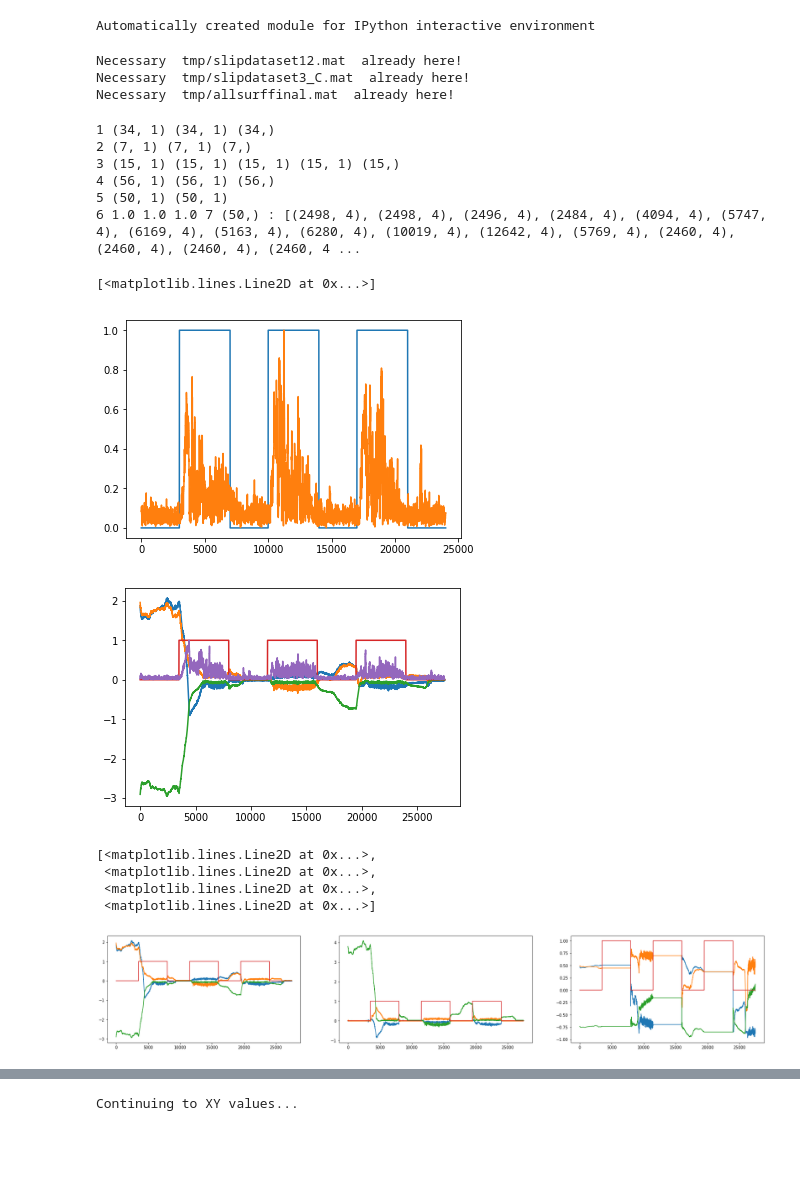
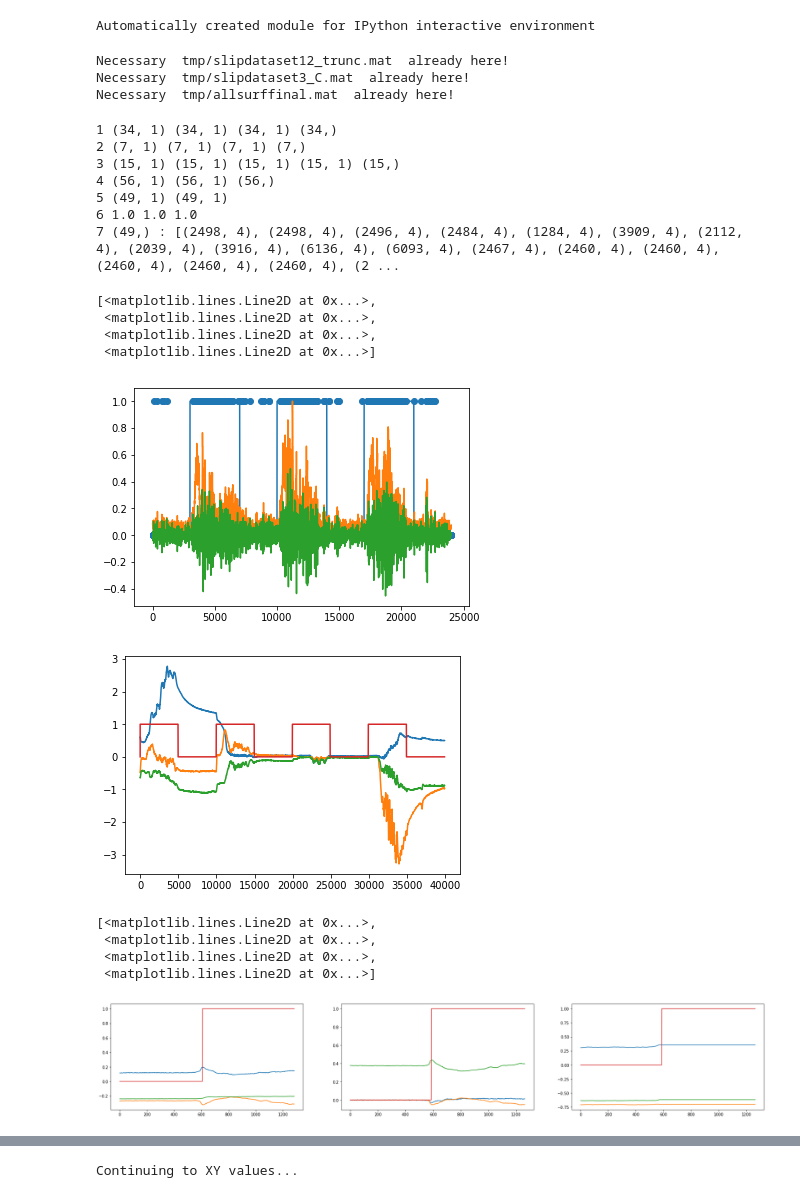
Before and after one commit to jagrio/MachineLearningSlippage, a Jupyter notebook: MLslippagesrc/MLslippage/mltraining_shift1_new.ipynb, the cells around one changed output, grey strips where cells are left out. Cells and saved outputs as stored; diff of their text form; code cells hidden in the pictures; blank space fills up the shorter version.

```diff
--- a/MLslippagesrc/MLslippage/mltraining_shift1_new.ipynb
+++ b/MLslippagesrc/MLslippage/mltraining_shift1_new.ipynb
@@ -182,7 +206,7 @@ nfeat = 1000 # number of features to keep
 # #         tar.close()
 #     print 'Completed extracting files!'
 ########################################## Download necessary datasets #############################################
-datafiles1 = datapath+'slipdataset12.mat'
+datafiles1 = datapath+'slipdataset12_trunc.mat'
 if not os.path.isfile(datafiles1):
     downdata1 = "https://www.dropbox.com/s/w8y0rlg9kj6axxt/slipdataset12.mat?dl=1"
     u = urllib.urlopen(downdata1)
@@ -217,7 +241,7 @@ if not os.path.isfile(datafiles3):
 else:
     print 'Necessary ',datafiles3,' already here!'
 ########################################## Download pretrained ML Classifiers models ###############################
-clfmodelfile = datapath+'trained_classifiers_trans'+str(window)+'_'+str(shift)+'_'+str(keepfromshift)+'_'+str(samplesperdataset)+'.npz'
+clfmodelfile = datapath+'trained_classifiers_trans_gs'+str(window)+'_'+str(shift)+'_'+str(keepfromshift)+'_'+str(samplesperdataset)+'.npz'
 # if not os.path.isfile(clfmodelfile):
 #     downclf = "https://www.dropbox.com/s/po9m048ukqt1ahn/trained_classifiers.npz?dl=1"
 #     u = urllib.urlopen(downclf)
@@ -229,7 +253,7 @@ clfmodelfile = datapath+'trained_classifiers_trans'+str(window)+'_'+str(shift)+'
 # else:
 #     print clfmodelfile,' already here!'
 # %% [output]
-Necessary  tmp/slipdataset12.mat  already here!
+Necessary  tmp/slipdataset12_trunc.mat  already here!
 Necessary  tmp/slipdataset3_C.mat  already here!
 Necessary  tmp/allsurffinal.mat  already here!
 # %%
@@ -242,24 +266,25 @@ l1 = inp['label1'] # corresponding labels
 # l2 = inp['label2']
 f1d = inp['detail1'] # summary of each dataset
 lmat1 = np.zeros(f1.shape[0]) # material label
-print 1,f1.shape, l1.shape, lmat1.shape
+print 1,f1.shape, l1.shape, f1d.shape, lmat1.shape
 ################ DATASET 3, including slip instances for several surfaces (see f3d for details) ####################
 inp3 = sio.loadmat(datafiles2,struct_as_record=True)
 f3 = inp3['f3'] # 1st optoforce
 f3 = np.array([fi[0][:,:-1] for fi in f3])[:,np.newaxis]
 l31 = inp3['label3_cmd'] # corresponding label from commanded slip (1) or stay (0)
-# l32 = inp['label3_vel'] # corresponding measured tip velocity
+l32 = inp3['label3_vel_norm'] # corresponding measured tip velocity
+l32 = np.array([ln[0]/np.max(ln[0]) for ln in l32])[:,np.newaxis]
 # l33 = inp['label3_acc'] # corresponding measured tip acceleration
 f3d = inp3['detail3'] # summary of each dataset
 lmat3 = np.array([1,2,2,2,3,2,4]) # material label, for dataset3
-print 2,f3.shape, l31.shape, lmat3.shape
+print 2,f3.shape, l31.shape, f3d.shape, lmat3.shape
 ################ DATASET 4, including slip instances for several surfaces (see  for details) ####################
 inp4 = sio.loadmat(datafiles3,struct_as_record=True)
 f4 = inp4['final'] # optoforce of 2nd finger (data_format: 'experiment phase stay(1)/slip(0) fx fy fz vx vy vz')
 l41 = np.array([1-fi[0][:,2][:,np.newaxis] for fi in f4])[:,np.newaxis] # commanded slip or stay
-l42 = np.array([np.linalg.norm(fi[0][:,6:],axis=1)/np.max(np.linalg.norm(fi[0][:,6:],axis=1))
+l42 = np.array([np.linalg.norm(fi[0][:,6:],axis=1)[:,np.newaxis]/np.max(np.linalg.norm(fi[0][:,6:],axis=1)[:,np.newaxis])
                 for fi in f4])[:,np.newaxis] # slip or stay extracted from velocity
-f4d = inp4['surf_name']
+f4d = inp4['surf_name'][:,0][:,np.newaxis]
 lmat4 = inp4['surf_lab'][:,0]
 f4 = np.array([fi[0][:,3:6] for fi in f4])[:,np.newaxis]
 print 3,f4.shape, l41.shape, l42.shape, f4d.shape, lmat4.shape
@@ -267,25 +292,32 @@ plt.figure(0)
 plt.plot(l41[0][0])
 plt.hold
 plt.plot(l42[0][0])
+l42accel = l42[0][0][1:]-l42[0][0][:-1]
+plt.plot(l42accel)
+plt.scatter(range(l42accel.shape[0]),l42accel>0.1)
 ########################################### MERGE THE DATASETS #####################################################
 if dataset == 0: # use both datasets
     f = np.concatenate((f1,f3,f4),axis=0)
     l = np.concatenate((l1,l31,l41),axis=0)
+    l2 = np.concatenate((l1,l32,l42),axis=0)
     fd = np.concatenate((f1d,f3d,f4d),axis=0)
     lmat = np.concatenate((lmat1,lmat3,lmat4),axis=0)
 elif dataset == 1: # use dataset 1-2
     f = f1
     l = l1
+    l2 = l1
     fd = f1d
     lmat = lmat1
 elif dataset == 2:              # use dataset 3
     f = f3
     l = l31
+    l2 = l32
     fd = f3d
     lmat = lmat3
 elif dataset == 3:              # use dataset 4
     f = f4
     l = l41
+    l2 = l42
     fd = f4d
     lmat = lmat4
 print 4,f.shape,l.shape,lmat.shape
@@ -294,41 +326,53 @@ print 4,f.shape,l.shape,lmat.shape
 ind = range(f.shape[0])
 # indexes for rolling
 indroll = [16,17,21,22] # during pure stable dataset
 # indexes for disturbance
 inddist = [12,26]       # ind:12 for pure stable and ind:26 for pure slip dataset
 # indexes for rotation
 indrot = [25,31]        # during pure slip dataset
 # indexes for circular induced slippage
 indcirc = [32,33]       # during pure slip dataset
 # kept indeces
 if dataset == 0:
     nind = np.delete(ind,indroll+inddist)#+indrot+indcirc)
+    nind = np.delete(nind,[33])
 else:
     nind = range(f.shape[0])
 f = f[nind]
 l = l[nind]
+fd = fd[nind]
+l2 = l2[nind]
 print 5,f.shape, l.shape
 # membership of each sample, representing its portion in the dataset
 member = np.zeros(len(f))
 m1,m3,m4 = len(nind)-len(f3)-len(f4),len(f3),len(f4)
 member[:m1] = np.ones(m1)*1./m1
 member[-m3-m4:-m4] = np.ones(m3)*1./m3
 member[-m4:] = np.ones(m4)*1./m4
-print 6,sum(member[:m1]),sum(member[-m3-m4:-m4]),sum(member[-m4:]),
+print 6,sum(member[:m1]),sum(member[-m3-m4:-m4]),sum(member[-m4:])
 ########################################### MERGE f and l ##########################################################
 f = np.array([np.concatenate((f[i,0],l[i,0]),axis=1) for i in range(len(f))])
+# f = np.delete(f,[33])
+# fd = np.delete(fd,[33])
 print 7,f.shape,":",[fi.shape for fi in f]
+forcename = 'forces'+'_'+str(window)+'_'+str(shift)+'_'+str(keepfromshift)+'_'+str(samplesperdataset)
+forcefile = featpath+forcename+'.npz'
+np.savez(forcefile,f=f,fd=fd)
 plt.figure(1)
-plt.plot(f[-1])
-plt.hold
-plt.plot(l42[-1,0])
+plt.plot(f[33])
+# plt.hold
+# plt.plot(l42[4,0])
 # %% [output]
-1 (34, 1) (34, 1) (34,)
-2 (7, 1) (7, 1) (7,)
+1 (34, 1) (34, 1) (34, 1) (34,)
+2 (7, 1) (7, 1) (7, 1) (7,)
 3 (15, 1) (15, 1) (15, 1) (15, 1) (15,)
 4 (56, 1) (56, 1) (56,)
-5 (50, 1) (50, 1)
-6 1.0 1.0 1.0 7 (50,) : [(2498, 4), (2498, 4), (2496, 4), (2484, 4), (4094, 4), (5747, 4), (6169, 4), (5163, 4), (6280, 4), (10019, 4), (12642, 4), (5769, 4), (2460, 4), (2460, 4), (2460, 4), (2460, 4 ...
+5 (49, 1) (49, 1)
+6 1.0 1.0 1.0
+7 (49,) : [(2498, 4), (2498, 4), (2496, 4), (2484, 4), (1284, 4), (3909, 4), (2112, 4), (2039, 4), (3916, 4), (6136, 4), (6093, 4), (2467, 4), (2460, 4), (2460, 4), (2460, 4), (2460, 4), (2460, 4), (2 ...
-[<matplotlib.lines.Line2D at 0x...>]
+[<matplotlib.lines.Line2D at 0x...>,
+ <matplotlib.lines.Line2D at 0x...>,
+ <matplotlib.lines.Line2D at 0x...>,
+ <matplotlib.lines.Line2D at 0x...>]
-[figure, old version]
+[figure, new version]
-[figure, old version]
+[figure, new version]
@@ -373,20 +428,20 @@ def ftran(f,history=20):
     nfo = np.concatenate((nfo,l[:,np.newaxis]),axis=1)
     return retf, nfo
 # %%
-i = len(f)
+i = 4
 plt.figure(figsize=(30,5))
 plt.subplot(1,3,1)
-plt.plot(f[-1])
+plt.plot(f[i])
 plt.subplot(1,3,2)
-plt.plot(ftran(f[-1])[0])
+plt.plot(ftran(f[i])[0])
 plt.subplot(1,3,3)
-plt.plot(ftran(f[-1])[1])
+plt.plot(ftran(f[i])[1])
 # %% [output]
 [<matplotlib.lines.Line2D at 0x...>,
  <matplotlib.lines.Line2D at 0x...>,
  <matplotlib.lines.Line2D at 0x...>,
  <matplotlib.lines.Line2D at 0x...>]
-[figure, old version]
+[figure, new version]
 # %%
 ########################################### PRE-FEATURES ###########################################################
 ############# DEFINITION
```
Also changed, not shown: parts of 33 cells of this notebook, 4 other files.
